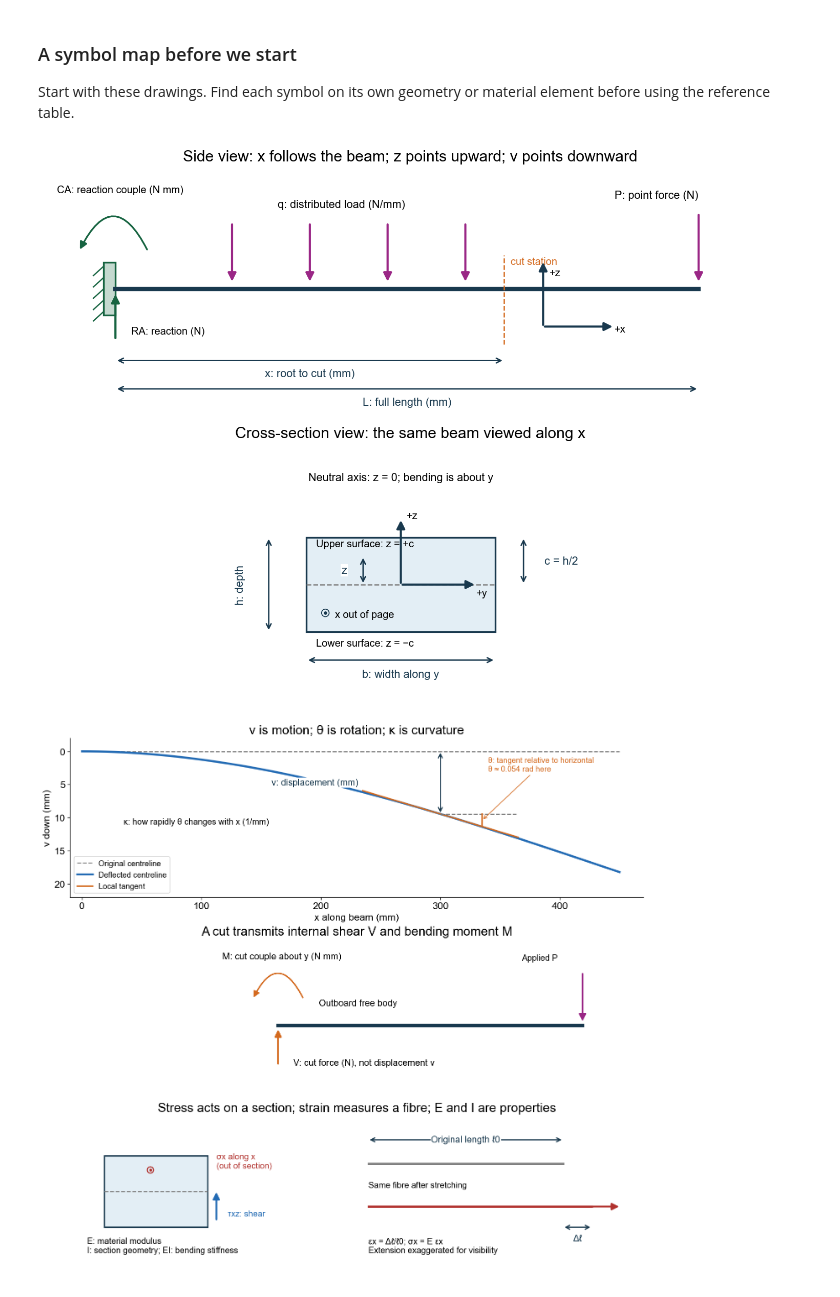
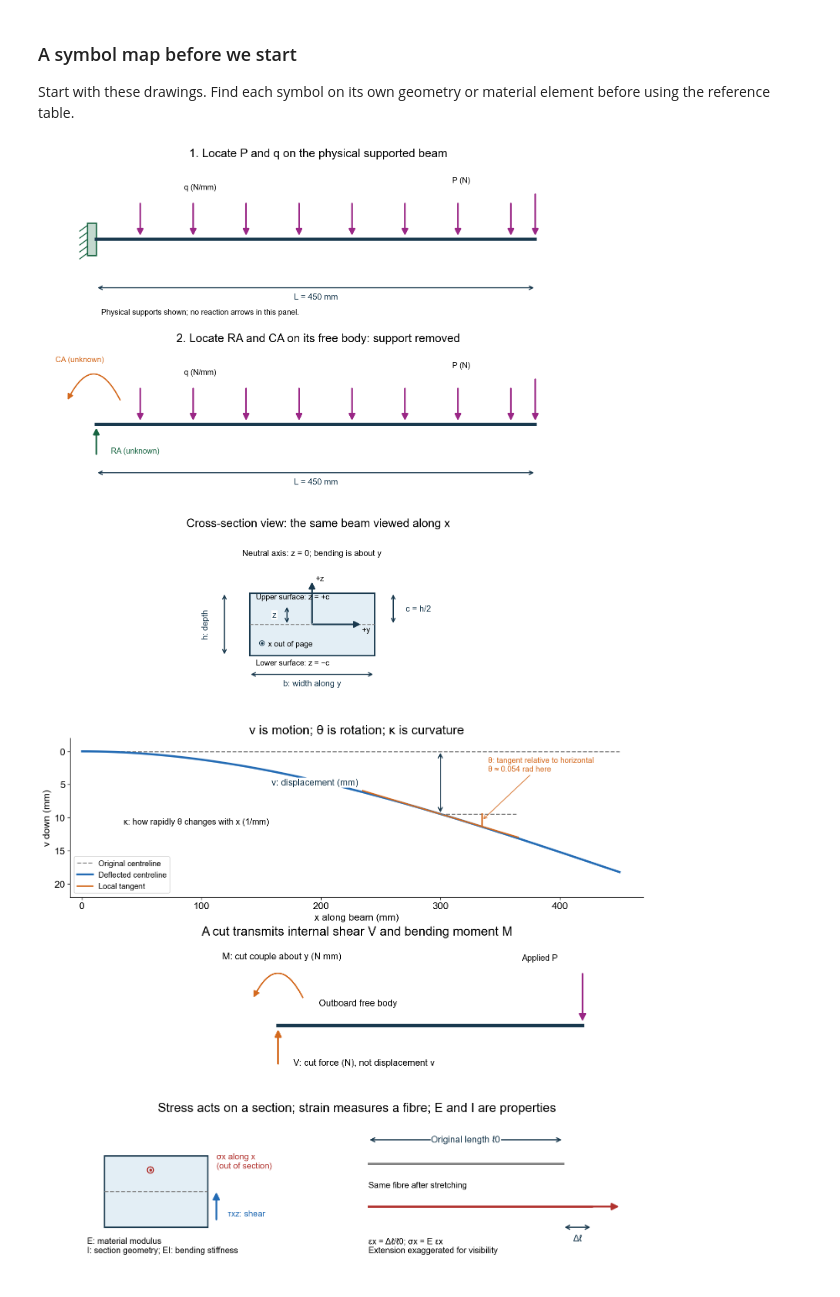
Before and after one commit to Ehsan-Roohi/Aerospace-Structures, a Jupyter notebook: notebooks/MIE446_Lecture_03_Beam_Reactions_Stress_and_Deflection.ipynb, the cells around one changed output. Saved outputs shown, nothing was run; the diff lists cells and outputs as text; code cells hidden in the pictures.

Commit message:
Separate supported beam diagrams from free-body reaction diagrams in Lecture 03

```diff
--- a/notebooks/MIE446_Lecture_03_Beam_Reactions_Stress_and_Deflection.ipynb
+++ b/notebooks/MIE446_Lecture_03_Beam_Reactions_Stress_and_Deflection.ipynb
@@ -59,45 +100,32 @@ A=200 mm²; I=1666.667 mm⁴; EI=3333333.333 N mm²
 ### A symbol map before we start
 
 Start with these drawings. Find each symbol on its own geometry or material element before using the reference table.
-# %%
-#@title Figure 0A — locate coordinates, section dimensions and load symbols
-fig,axes=plt.subplots(2,1,figsize=(12,9),layout='constrained')
-ax=axes[0]
-clean_beam(ax,'Side view: x follows the beam; z points upward; v points downward')
-support(ax,0,'fixed')
-for at in [90,150,210,270]: arrow(ax,(at,35),(at,3))
-ax.text(125,43,'q: distributed load (N/mm)',fontsize=13)
-arrow(ax,(L,40),(L,3));ax.text(385,48,'P: point force (N)',fontsize=13)
-arrow(ax,(0,-27),(0,-2),'#176441');ax.text(12,-24,'RA: reaction (N)',fontsize=12)
-ax.add_patch(FancyArrowPatch((25,20),(-28,20),connectionstyle='arc3,rad=1',
-                            arrowstyle='-|>',mutation_scale=18,color='#176441',lw=2))
-ax.text(-45,51,'CA: reaction couple (N mm)',fontsize=12)
-ax.axvline(300,ymin=.3,ymax=.65,color='#d46a1f',ls='--')
-ax.text(305,13,'cut station',fontsize=12,color='#d46a1f')
-dimension(ax,(0,-38),(300,-38),'x: root to cut (mm)',(0,-7))
-dimension(ax,(0,-53),(L,-53),'L: full length (mm)',(0,-7))
-arrow(ax,(330,-20),(385,-20),'#19394e');ax.text(385,-23,'+x',fontsize=12)
-arrow(ax,(330,-20),(330,15),'#19394e');ax.text(335,7,'+z',fontsize=12)
-ax.set_ylim(-70,65)
-ax=axes[1]
-ax.add_patch(Rectangle((-10,-5),20,10,facecolor='#e3eef5',edgecolor='#19394e',lw=2))
-ax.plot([-10,10],[0,0],'--',color='gray')
-dimension(ax,(-10,-8),(10,-8),'b: width along y',(0,-1.5))
-dimension(ax,(-14,-5),(-14,5),'h: depth',(-3,0),rotation=90)
-dimension(ax,(13,0),(13,5),'c = h/2',(4,0))
-dimension(ax,(-4,0),(-4,3),'z',(-2,0))
-arrow(ax,(0,0),(0,7),'#19394e');ax.text(.6,7,'+z',fontsize=12)
-arrow(ax,(0,0),(8,0),'#19394e');ax.text(8,-1.2,'+y',fontsize=12)
-ax.add_patch(Circle((-8,-3),.4,fill=False,color='#19394e'));ax.plot(-8,-3,'.',color='#19394e')
-ax.text(-7,-3.5,'x out of page',fontsize=12)
-ax.text(-9,4,'Upper surface: z = +c',fontsize=12)
-ax.text(-9,-6.5,'Lower surface: z = −c',fontsize=12)
-ax.text(0,11,'Neutral axis: z = 0; bending is about y',ha='center',fontsize=13)
-ax.set(xlim=(-22,24),ylim=(-12,15),title='Cross-section view: the same beam viewed along x')
-ax.set_aspect('equal');ax.axis('off')
-plt.show()
-# %% [output]
-[figure, removed]
+# %%
+#@title Figure 0A — physical loads, their free body and section dimensions
+fig,axes=plt.subplots(3,1,figsize=(12,12),layout='constrained')
+beam_system_or_fbd(axes[0],'cantilever','1. Locate P and q on the physical supported beam',station=L,generic=True)
+beam_system_or_fbd(axes[1],'cantilever','2. Locate RA and CA on its free body: support removed',station=L,generic=True,fbd=True)
+ax=axes[2]
+
+ax.add_patch(Rectangle((-10,-5),20,10,facecolor='#e3eef5',edgecolor='#19394e',lw=2))
+ax.plot([-10,10],[0,0],'--',color='gray')
+dimension(ax,(-10,-8),(10,-8),'b: width along y',(0,-1.5))
+dimension(ax,(-14,-5),(-14,5),'h: depth',(-3,0),rotation=90)
+dimension(ax,(13,0),(13,5),'c = h/2',(4,0))
+dimension(ax,(-4,0),(-4,3),'z',(-2,0))
+arrow(ax,(0,0),(0,7),'#19394e');ax.text(.6,7,'+z',fontsize=12)
+arrow(ax,(0,0),(8,0),'#19394e');ax.text(8,-1.2,'+y',fontsize=12)
+ax.add_patch(Circle((-8,-3),.4,fill=False,color='#19394e'));ax.plot(-8,-3,'.',color='#19394e')
+ax.text(-7,-3.5,'x out of page',fontsize=12)
+ax.text(-9,4,'Upper surface: z = +c',fontsize=12)
+ax.text(-9,-6.5,'Lower surface: z = −c',fontsize=12)
+ax.text(0,11,'Neutral axis: z = 0; bending is about y',ha='center',fontsize=13)
+ax.set(xlim=(-22,24),ylim=(-12,15),title='Cross-section view: the same beam viewed along x')
+ax.set_aspect('equal');ax.axis('off')
+
+plt.show()
+# %% [output]
+[figure, added]
 # %%
 #@title Figure 0B — motion, internal actions and stress are different quantities
 fig,axes=plt.subplots(3,1,figsize=(12,11),layout='constrained')
```
Also changed, not shown: parts of 16 cells of this notebook, 3 other files.
